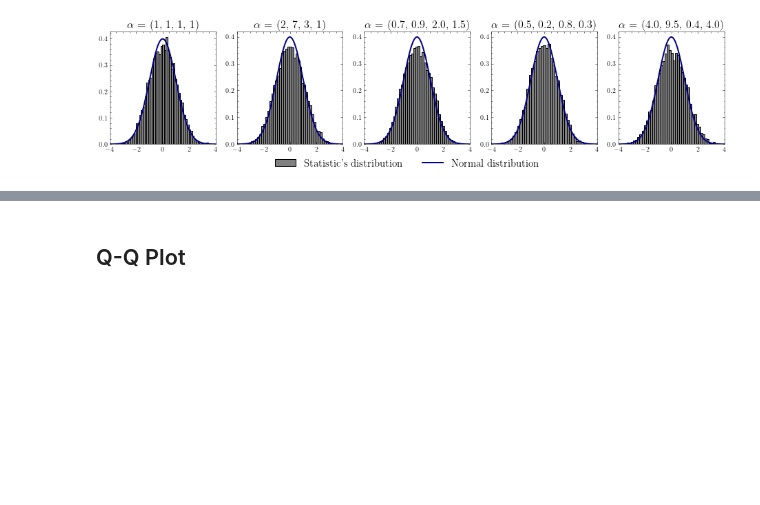
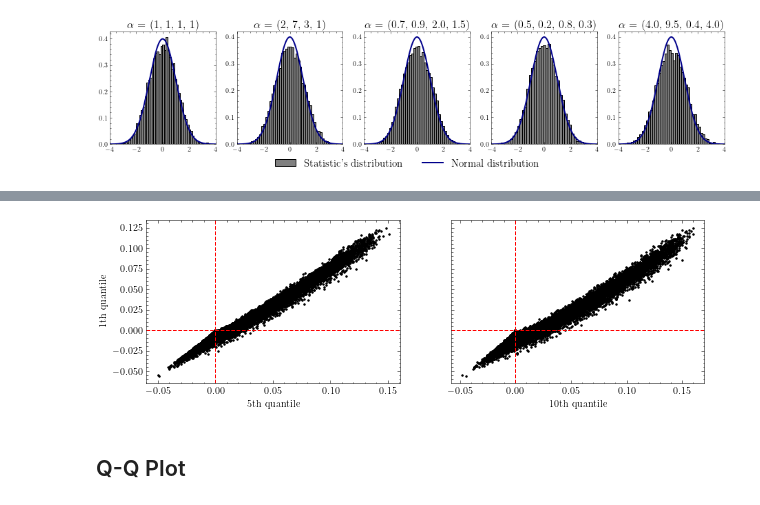
Before and after one commit to lucasmoschen/bivariate-beta, a Jupyter notebook: notebooks/images_paper.ipynb, the cells around one changed output, grey strips where cells are left out. Saved outputs shown, nothing was run; the diff lists cells and outputs as text; code cells hidden in the pictures; blank space fills up the shorter version.

```diff
--- a/notebooks/images_paper.ipynb
+++ b/notebooks/images_paper.ipynb
@@ -543,3 +654,19 @@ plt.show()
+# %%
+fig, ax = plt.subplots(1,2, figsize=(10,3), sharey=True)
+
+ax[0].scatter(M_quantile[:,1], M_quantile[:,0], s=2, color='black')
+ax[1].scatter(M_quantile[:,2], M_quantile[:,0], s=2, color='black')
+ax[0].set_ylabel('1th quantile')
+ax[0].set_xlabel('5th quantile')
+ax[1].set_xlabel('10th quantile')
+ax[0].axhline(0, linestyle='--', color='red')
+ax[1].axhline(0, linestyle='--', color='red')
+ax[0].axvline(0, linestyle='--', color='red')
+ax[1].axvline(0, linestyle='--', color='red')
+
+plt.show()
+# %% [output]
+[figure, added]
 # %% [markdown]
 ## Q-Q Plot
 # %%
```
Also changed, not shown: parts of 5 cells of this notebook, 3 other files.
